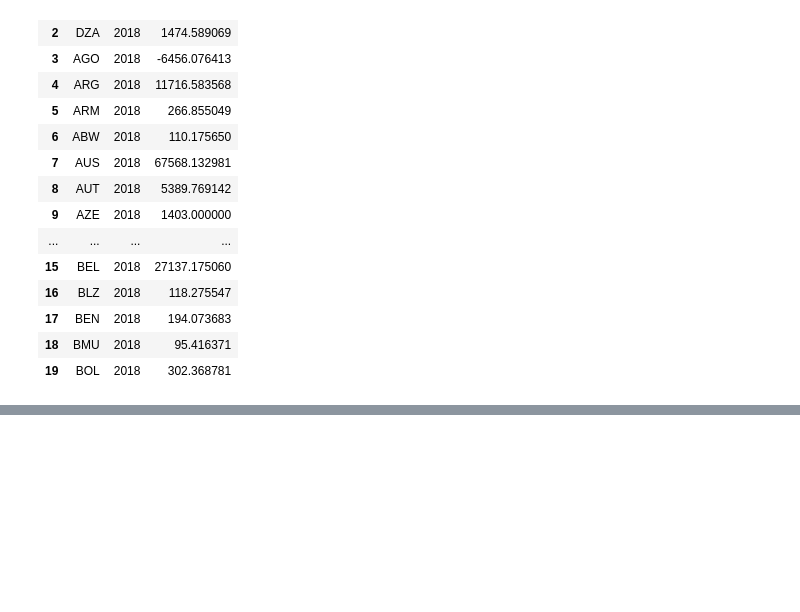
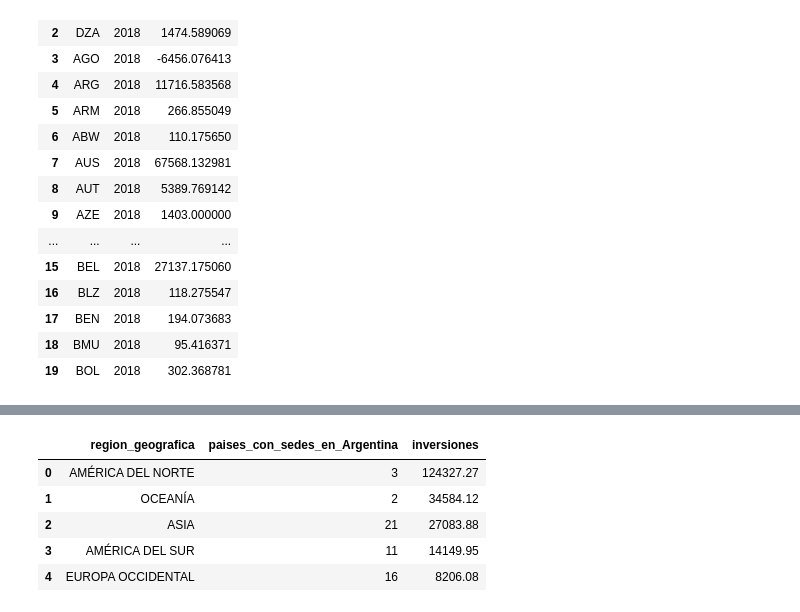
Before and after one commit to Empromptu/Inversion-extranjera-en-Argentina, a Jupyter notebook: notas.ipynb, the cells around one changed output, grey strips where cells are left out. Cells and saved outputs as stored; diff of their text form; code cells hidden in the pictures; blank space fills up the shorter version.

```diff
--- a/notas.ipynb
+++ b/notas.ipynb
@@ -526,7 +529,7 @@ def pais_a_iso3(nombre_pais):
     consulta_pais_iso3 = """
                     SELECT iso3
                     FROM df_paises
-                    WHERE LOWER(REPLACE(nombre, ' ','')) = REPLACE($nombre_pais, '_','')
+                    WHERE REPLACE(nombre, ' ','') = REPLACE($nombre_pais, '_','')
                     OR LOWER(REPLACE(name, ' ','')) = REPLACE($nombre_pais, '_','')
                     """
     pais = sql_val^ consulta_pais_iso3
@@ -573,0 +626,3 @@ Hay ciertos paises que quedaron afuera, y creemos que merecen la pena agregarlos
+# %%
+iso3 = [pais_a_iso3(nombre_pais) for nombre_pais in df_IED['pais']]
+df_IED['pais'] = iso3
@@ -615,0 +713,18 @@ ordenar alfabéticamente por nombre de país.**
+# %%
+reporte_2 =sql ^( """
+            SELECT DISTINCT region_geografica, COUNT(iso3) AS paises_con_sedes_en_Argentina, ROUND(AVG(inversion),2) AS inversiones
+            FROM pais
+            INNER JOIN IED ON pais.iso3 = IED.pais
+            WHERE pais.iso3 IN (SELECT iso3_sede FROM sedes) AND IED.anio = 2022
+            GROUP BY region_geografica
+            ORDER BY inversiones DESC
+            """)
+# %%
+reporte_2.head()
+# %% [output]
+|  | region_geografica | paises_con_sedes_en_Argentina | inversiones |
+| 0 | AMÉRICA DEL NORTE | 3 | 124327.27 |
+| 1 | OCEANÍA | 2 | 34584.12 |
+| 2 | ASIA | 21 | 27083.88 |
+| 3 | AMÉRICA DEL SUR | 11 | 14149.95 |
+| 4 | EUROPA OCCIDENTAL | 16 | 8206.08 |
```
Also changed, not shown: parts of 22 cells of this notebook.
